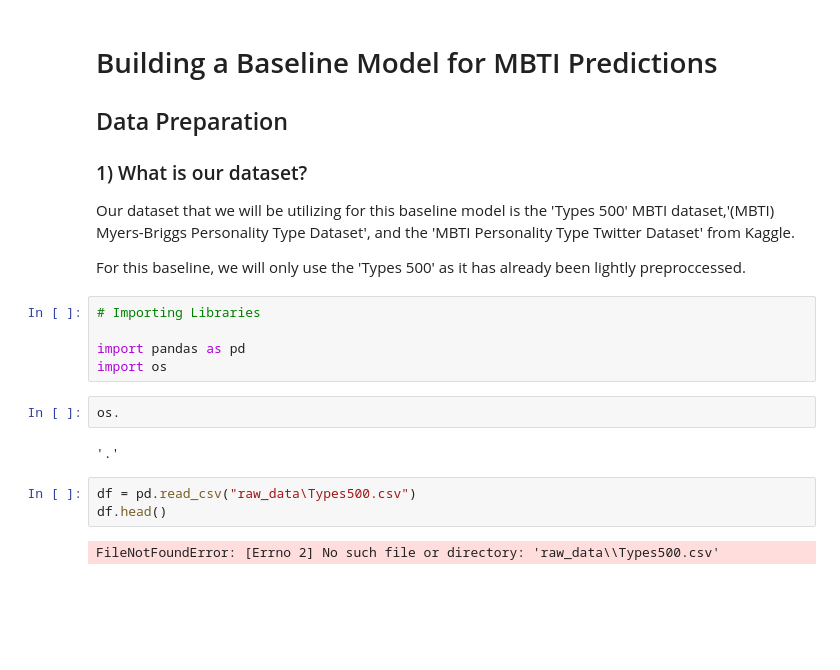
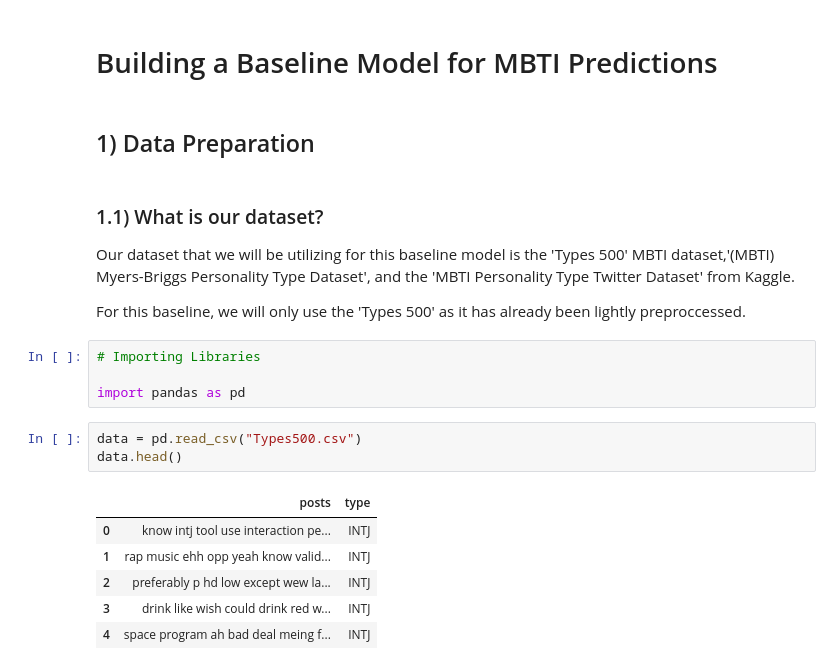
Before and after one commit to MattCarland/post2personality, a Jupyter notebook: baseline-model.ipynb, the cells around one changed output. Saved outputs shown, nothing was run; the diff lists cells and outputs as text; blank space fills up the shorter version.

```diff
--- a/baseline-model.ipynb
+++ b/baseline-model.ipynb
@@ -1,9 +1,9 @@
+# %% [markdown]
+# Building a Baseline Model for MBTI Predictions
+# %% [markdown]
+## 1) Data Preparation
 # %% [markdown]
-# Building a Baseline Model for MBTI Predictions
-
-## Data Preparation
-
-### 1) What is our dataset?
+### 1.1) What is our dataset?
 
 Our dataset that we will be utilizing for this baseline model is the 'Types 500' MBTI dataset,'(MBTI) Myers-Briggs Personality Type Dataset', and the 'MBTI Personality Type Twitter Dataset' from Kaggle.
 
@@ -12,13 +12,13 @@ For this baseline, we will only use the 'Types 500' as it has already been light
 # Importing Libraries
 
 import pandas as pd
-import os
-# %%
-os.
-# %% [output]
-'.'
 # %%
-df = pd.read_csv("raw_data\Types500.csv")
-df.head()
+data = pd.read_csv("Types500.csv")
+data.head()
 # %% [output]
-FileNotFoundError: [Errno 2] No such file or directory: 'raw_data\\Types500.csv'
+|  | posts | type |
+| 0 | know intj tool use interaction pe... | INTJ |
+| 1 | rap music ehh opp yeah know valid... | INTJ |
+| 2 | preferably p hd low except wew la... | INTJ |
+| 3 | drink like wish could drink red w... | INTJ |
+| 4 | space program ah bad deal meing f... | INTJ |
```
Also changed, not shown: parts of 22 cells of this notebook.
